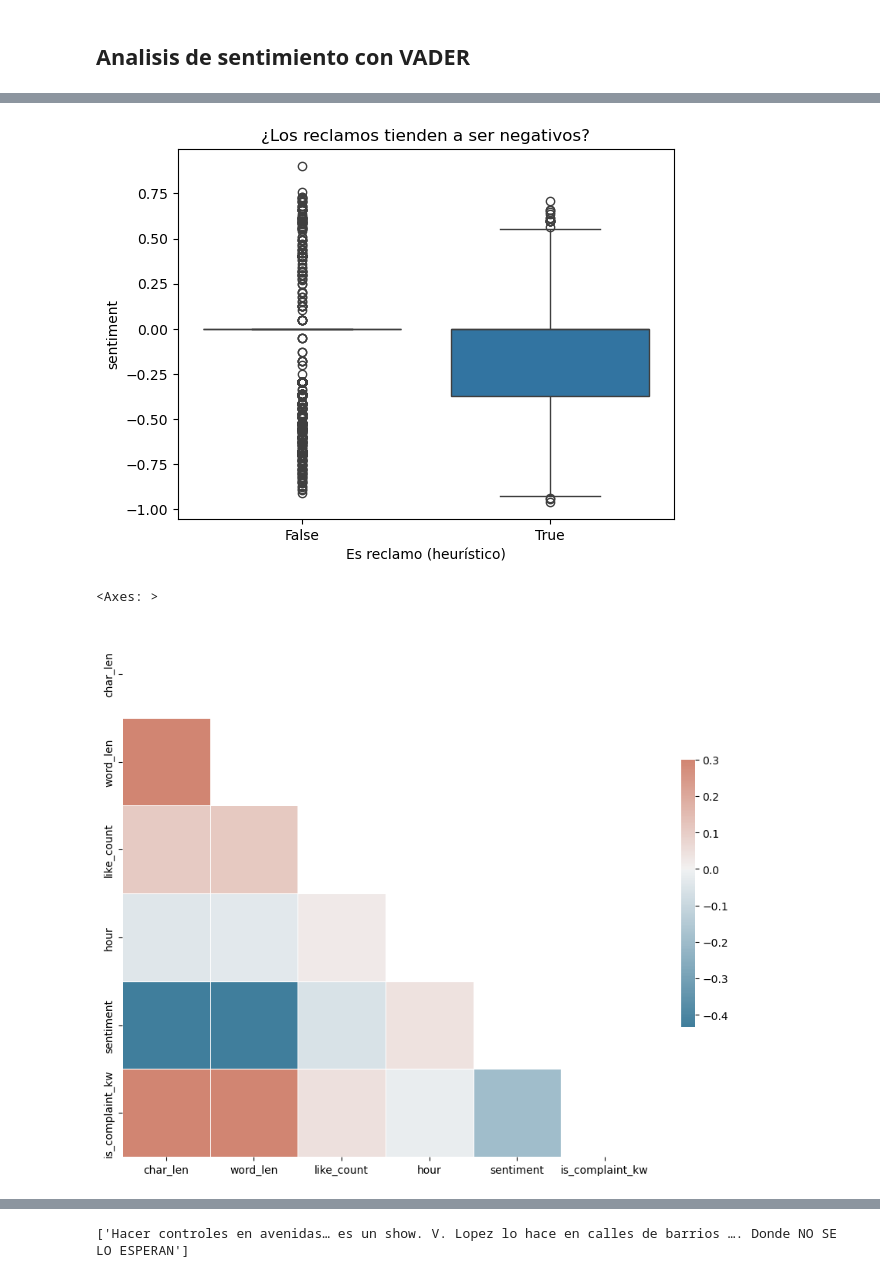
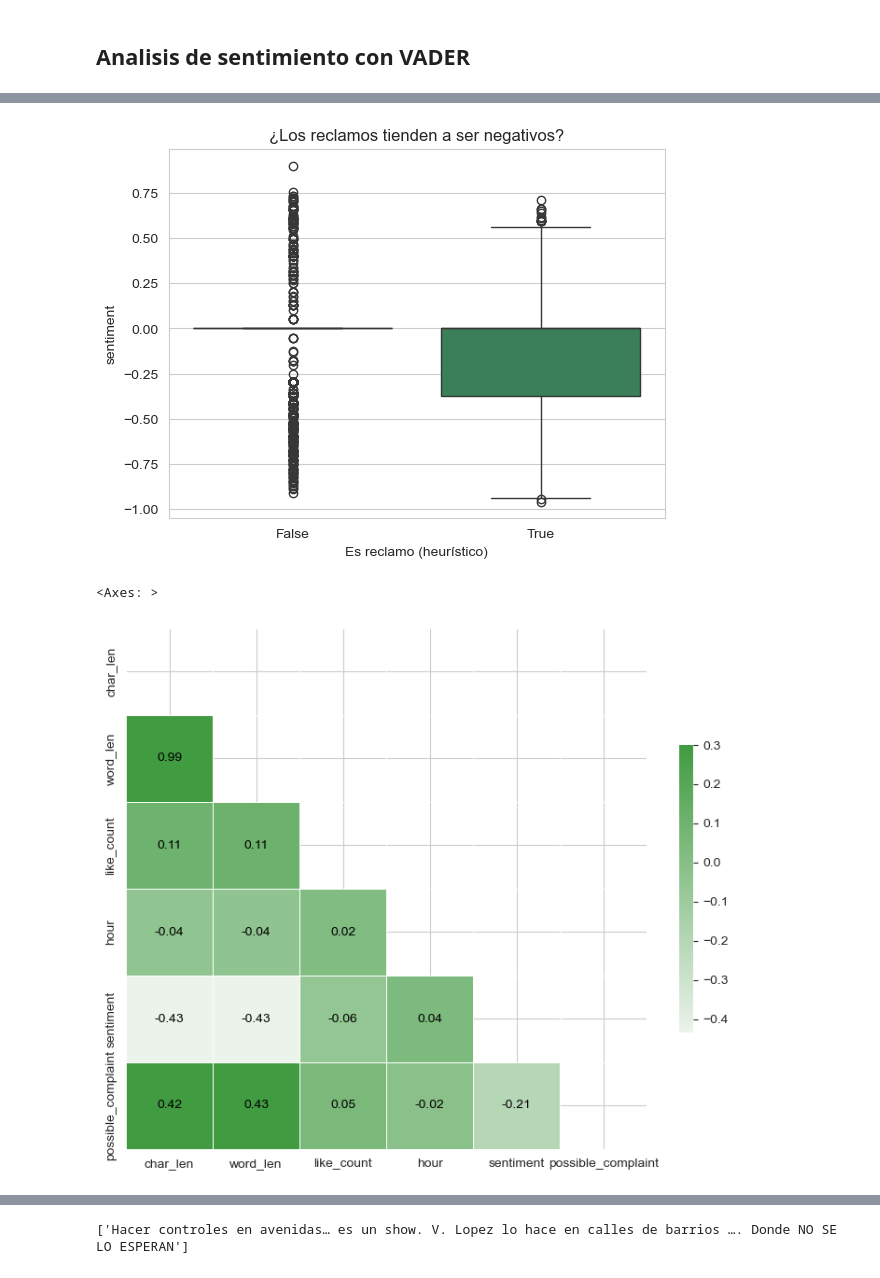
Before and after one commit to Pericsen/sanisi-redes, a Jupyter notebook: src/instagram/EDA/ig_comments_eda.ipynb, the cells around one changed output, grey strips where cells are left out. Saved outputs shown, nothing was run; the diff lists cells and outputs as text; code cells hidden in the pictures.

```diff
--- a/src/instagram/EDA/ig_comments_eda.ipynb
+++ b/src/instagram/EDA/ig_comments_eda.ipynb
@@ -27,5 +29,8 @@ True
 # %%
 SP_STOP = set(stopwords.words('spanish'))
+verde_si = '#2E8B57'
+plt.rcParams['axes.prop_cycle'] = plt.cycler(color=[verde_si])
+sns.set_style('whitegrid')
 # %%
 df = pd.read_csv("comments.csv")
 # %%
@@ -236,8 +265,8 @@ CLUES = [
     'arreglen', 'arreglar', 'arreglan', 'arreglo', 'arreglaron',
     'reclamo', 'reclaman', 'queja', 'problema', 'cuando', 'suciedad',
     'basura', 'mal', 'pésimo', 'pesimo', 'nunca', 'tardan', 'abandona', 'inseguridad',
-    'baches', 'calles', 'falta', 'servicio', 'horrible', 'vergüenza', 'verguenza', 'denuncia'
+    'baches', 'calles', 'falta', 'servicio', 'horrible', 'vergüenza', 'verguenza', 'denuncia', 'lamentablemente', 'lamentable'
 ]
 regex = re.compile(r'\b(' + '|'.join(CLUES) + r')\b', flags=re.IGNORECASE)
 
-df_filtered['is_complaint_kw'] = df_filtered['comment_text'].fillna('').str.contains(regex)
+df_filtered['possible_complaint'] = df_filtered['comment_text'].fillna('').str.contains(regex)
@@ -272,28 +289,32 @@ plt.show()
 # %%
 # Correlación sentimiento vs. flag de reclamo
-sns.boxplot(data=df_filtered, x='is_complaint_kw', y='sentiment')
+sns.boxplot(data=df_filtered, x='possible_complaint', y='sentiment')
 plt.title('¿Los reclamos tienden a ser negativos?')
 plt.xlabel('Es reclamo (heurístico)')
 plt.show()
 # %% [output]
-[figure, old version]
+[figure, new version]
 # %%
-eda_features = df_filtered[['char_len', 'word_len', 'like_count', 'hour', 'sentiment', 'is_complaint_kw']]
+eda_features = df_filtered[['char_len', 'word_len', 'like_count', 'hour', 'sentiment', 'possible_complaint']]
 corr = eda_features.corr()
 
 mask = np.triu(np.ones_like(corr, dtype=bool))
 
 # Set up the matplotlib figure
-f, ax = plt.subplots(figsize=(11, 9))
+f, ax = plt.subplots(figsize=(9, 8))
 
 # Generate a custom diverging colormap
-cmap = sns.diverging_palette(230, 20, as_cmap=True)
+cmap = sns.light_palette("#228B22", n_colors=256, as_cmap=True)
 
 # Draw the heatmap with the mask and correct aspect ratio
 sns.heatmap(corr, mask=mask, cmap=cmap, vmax=.3, center=0,
-            square=True, linewidths=.5, cbar_kws={"shrink": .5})
+            square=True, linewidths=.5, cbar_kws={"shrink": .5},
+            annot=True,
+            fmt='.2f',
+            annot_kws={"size":10, "color":"black"}
+            )
 # %% [output]
 <Axes: >
-[figure, old version]
+[figure, new version]
 # %%
 # Tabla comparativa de métricas entre reclamos y no reclamos
```
Also changed, not shown: parts of 24 cells of this notebook.
